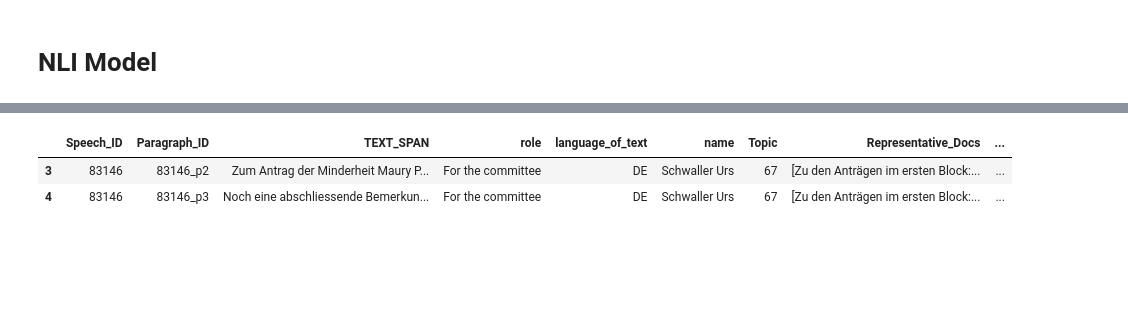
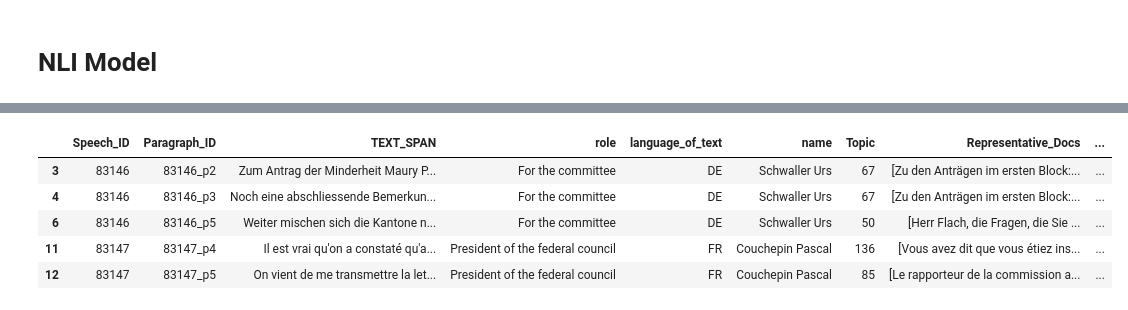
Before and after one commit to MatteoFasulo/DemocraSci-AM, a Jupyter notebook: NLI.ipynb, the cells around one changed output, grey strips where cells are left out. Saved outputs shown, nothing was run; the diff lists cells and outputs as text; code cells hidden in the pictures; blank space fills up the shorter version.

```diff
--- a/NLI.ipynb
+++ b/NLI.ipynb
@@ -121,7 +84,7 @@ model = AutoModelForSequenceClassification.from_pretrained(model_name, num_label
 # %%
 import numpy as np
 
-batch_size = 1
+batch_size = 256
 n_rows = len(hp_df)
 model.eval()
 
@@ -135,8 +98,8 @@ for i in tqdm(range(0, n_rows, batch_size), desc="NLI Stance Detection"):
     inputs = tokenizer(
         batch_premises,
         batch_hypotheses,
-        truncation=False,
-        padding=False,
+        truncation=True,
+        padding=True,
         return_tensors="pt",
     ).to(device)
 
@@ -155,7 +150,10 @@ hp_df["Stance_Intensity"] = hp_df["Score_Support"] - hp_df["Score_Oppose"]
 # %%
-hp_df[hp_df["Stance_Intensity"] > 0.75].head(2)
+hp_df[hp_df["Stance_Intensity"] > 0.75].head()
 # %% [output]
 |  | Speech_ID | Paragraph_ID | TEXT_SPAN | role | language_of_text | name | Topic | Representative_Docs | ... |
 | 3 | 83146 | 83146_p2 | Zum Antrag der Minderheit Maury P... | For the committee | DE | Schwaller Urs | 67 | [Zu den Anträgen im ersten Block:... | ... |
 | 4 | 83146 | 83146_p3 | Noch eine abschliessende Bemerkun... | For the committee | DE | Schwaller Urs | 67 | [Zu den Anträgen im ersten Block:... | ... |
+| 6 | 83146 | 83146_p5 | Weiter mischen sich die Kantone n... | For the committee | DE | Schwaller Urs | 50 | [Herr Flach, die Fragen, die Sie ... | ... |
+| 11 | 83147 | 83147_p4 | Il est vrai qu'on a constaté qu'a... | President of the federal council | FR | Couchepin Pascal | 136 | [Vous avez dit que vous étiez ins... | ... |
+| 12 | 83147 | 83147_p5 | On vient de me transmettre la let... | President of the federal council | FR | Couchepin Pascal | 85 | [Le rapporteur de la commission a... | ... |
 # %%
```
Also changed, not shown: parts of 22 cells of this notebook, 3 other files.
